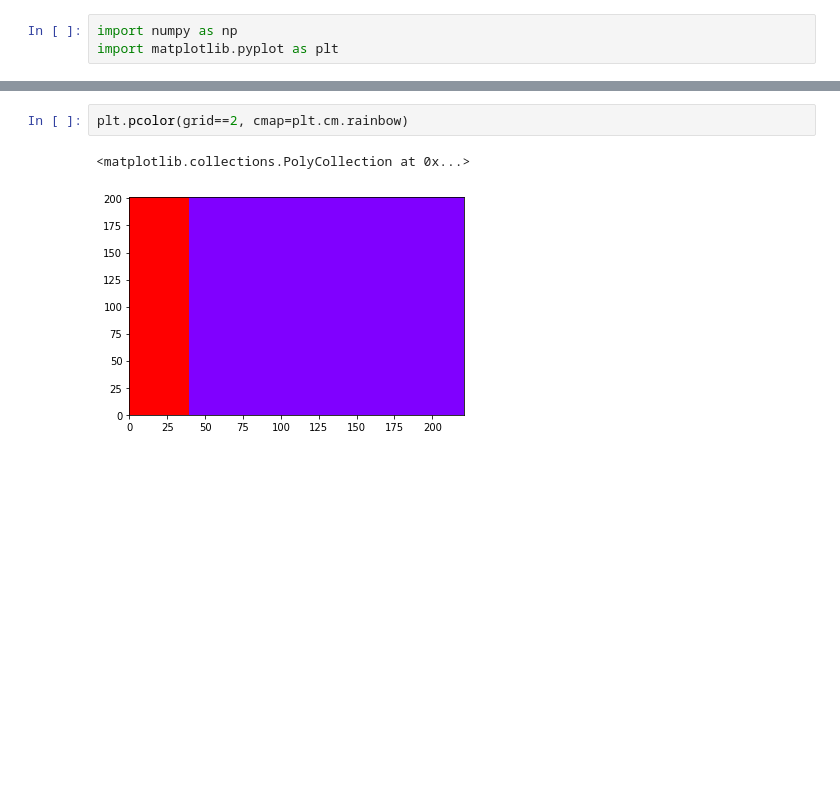
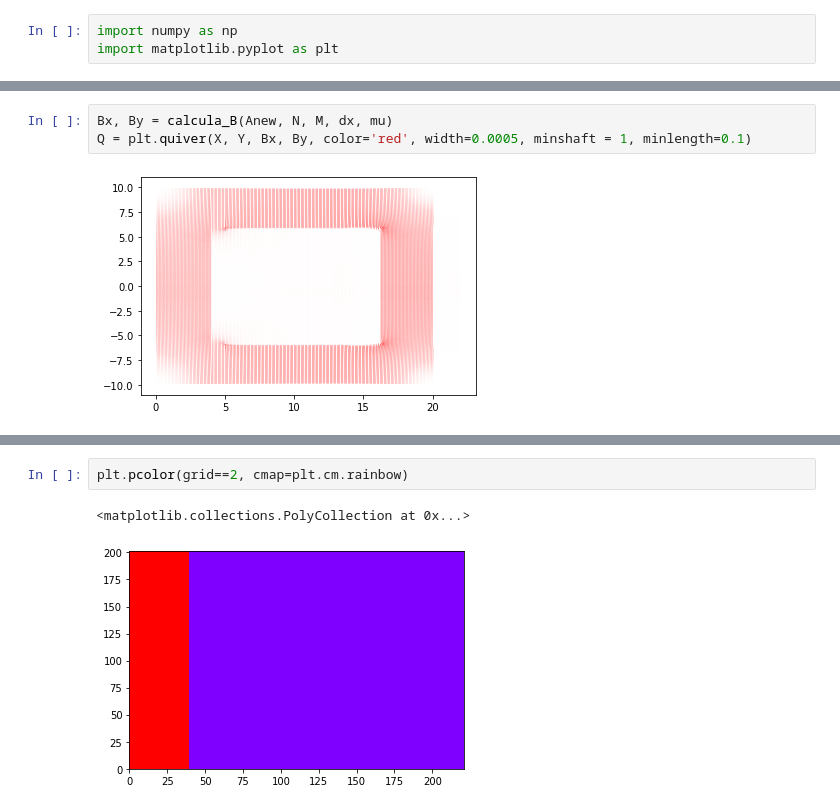
Before and after one commit to jolenscki/EP2_MecComp, a Jupyter notebook: EP2_sem_orgulho.ipynb, the cells around one changed output, grey strips where cells are left out. Saved outputs shown, nothing was run; the diff lists cells and outputs as text; blank space fills up the shorter version.

```diff
--- a/EP2_sem_orgulho.ipynb
+++ b/EP2_sem_orgulho.ipynb
@@ -452,0 +425,5 @@ np.max(Anew)
+# %%
+Bx, By = calcula_B(Anew, N, M, dx, mu)
+Q = plt.quiver(X, Y, Bx, By, color='red', width=0.0005, minshaft = 1, minlength=0.1)
+# %% [output]
+[figure, added]
```
Also changed, not shown: parts of 14 cells of this notebook, 1 other file.
